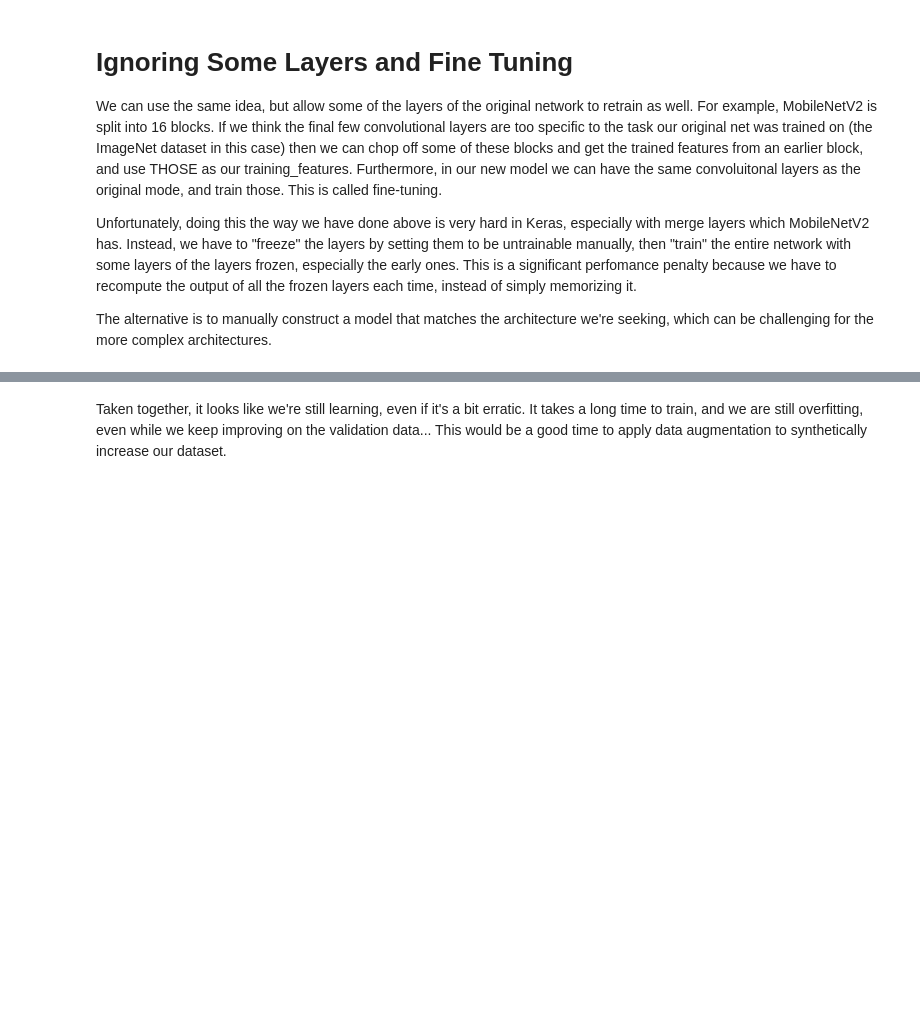
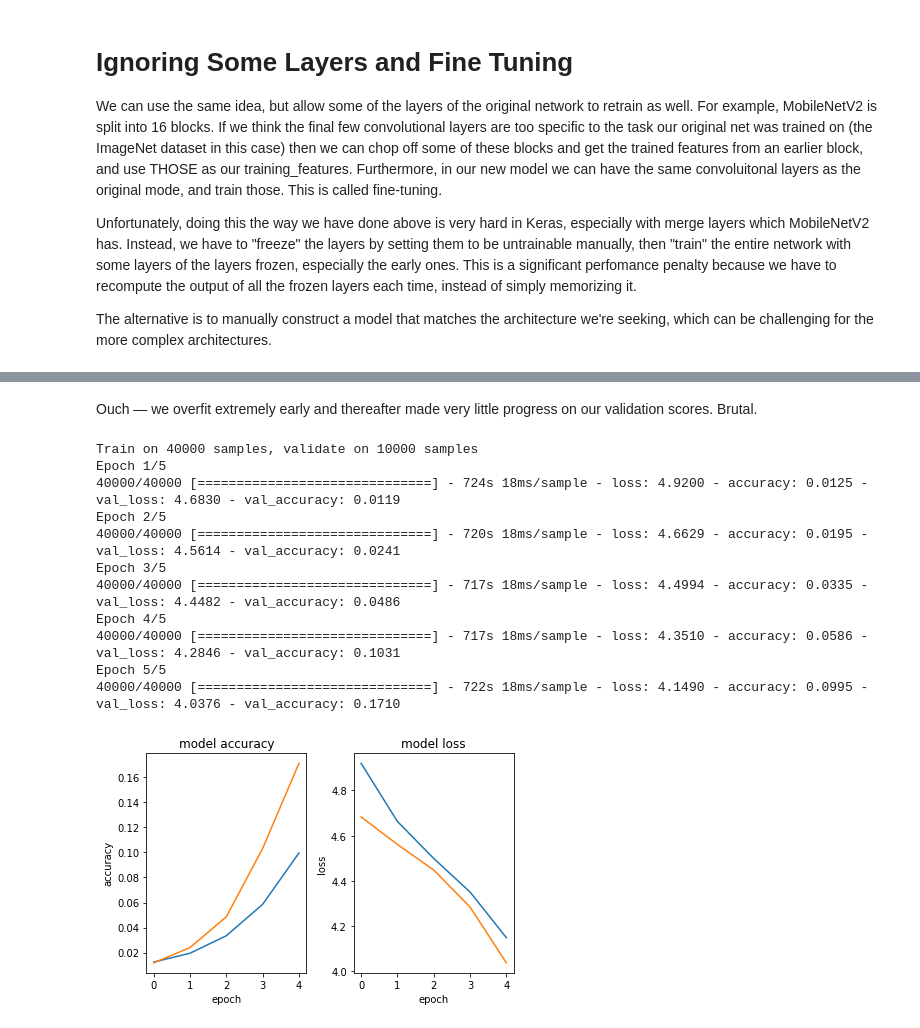
Before and after one commit to Tebs-Lab/intro-to-deep-learning, a Jupyter notebook: 04-convolutional-neural-networks/03-transfer-learning.ipynb, the cells around one changed output, grey strips where cells are left out. Saved outputs shown, nothing was run; the diff lists cells and outputs as text; code cells hidden in the pictures; blank space fills up the shorter version.

```diff
--- a/04-convolutional-neural-networks/03-transfer-learning.ipynb
+++ b/04-convolutional-neural-networks/03-transfer-learning.ipynb
@@ -528,4 +528,23 @@ Test accuracy: 0.501
+# %% [markdown]
+Ouch — we overfit extremely early and thereafter made very little progress on our validation scores. Brutal.
 # %%
 model.save(os.path.join(save_directory, "adam_train_all.h5"))
-# %% [markdown]
-Taken together, it looks like we're still learning, even if it's a bit erratic. It takes a long time to train, and we are still overfitting, even while we keep improving on the validation data... This would be a good time to apply data augmentation to synthetically increase our dataset.
+# %%
+# Lets slow down the learning rage to try and avoid overfitting so fast.
+
+history, model = transfer_from_mobilenet(SGD(learning_rate=0.001), 0, 128, 5) # unfreeze it all!
+plot_training_history(history, model)
+model.save(os.path.join(save_directory, "SDG_train_all_slow.h5"))
+# %% [output]
+Train on 40000 samples, validate on 10000 samples
+Epoch 1/5
+40000/40000 [==============================] - 724s 18ms/sample - loss: 4.9200 - accuracy: 0.0125 - val_loss: 4.6830 - val_accuracy: 0.0119
+Epoch 2/5
+40000/40000 [==============================] - 720s 18ms/sample - loss: 4.6629 - accuracy: 0.0195 - val_loss: 4.5614 - val_accuracy: 0.0241
+Epoch 3/5
+40000/40000 [==============================] - 717s 18ms/sample - loss: 4.4994 - accuracy: 0.0335 - val_loss: 4.4482 - val_accuracy: 0.0486
+Epoch 4/5
+40000/40000 [==============================] - 717s 18ms/sample - loss: 4.3510 - accuracy: 0.0586 - val_loss: 4.2846 - val_accuracy: 0.1031
+Epoch 5/5
+40000/40000 [==============================] - 722s 18ms/sample - loss: 4.1490 - accuracy: 0.0995 - val_loss: 4.0376 - val_accuracy: 0.1710
+[figure, added]
```
Also changed, not shown: parts of 24 cells of this notebook.
